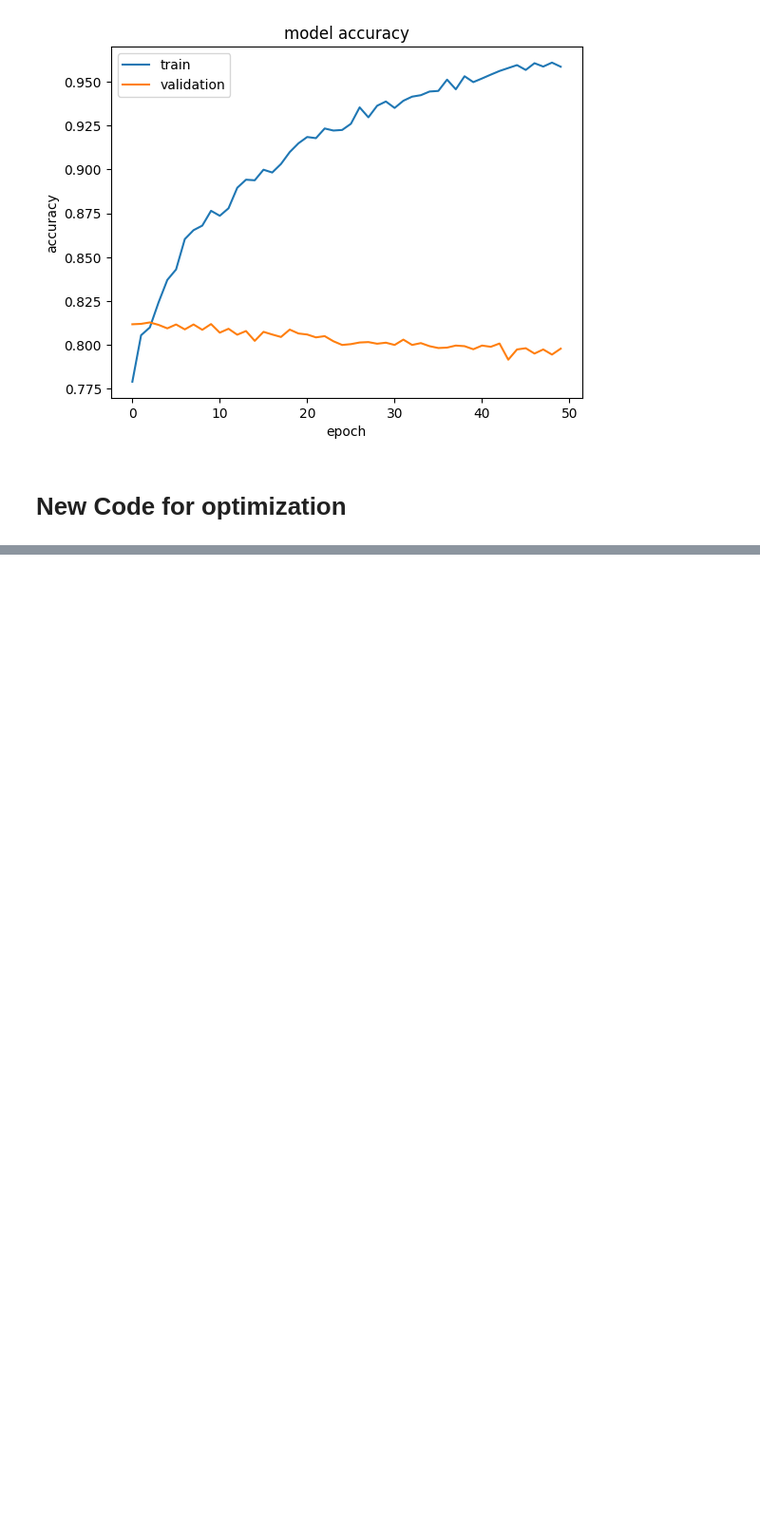
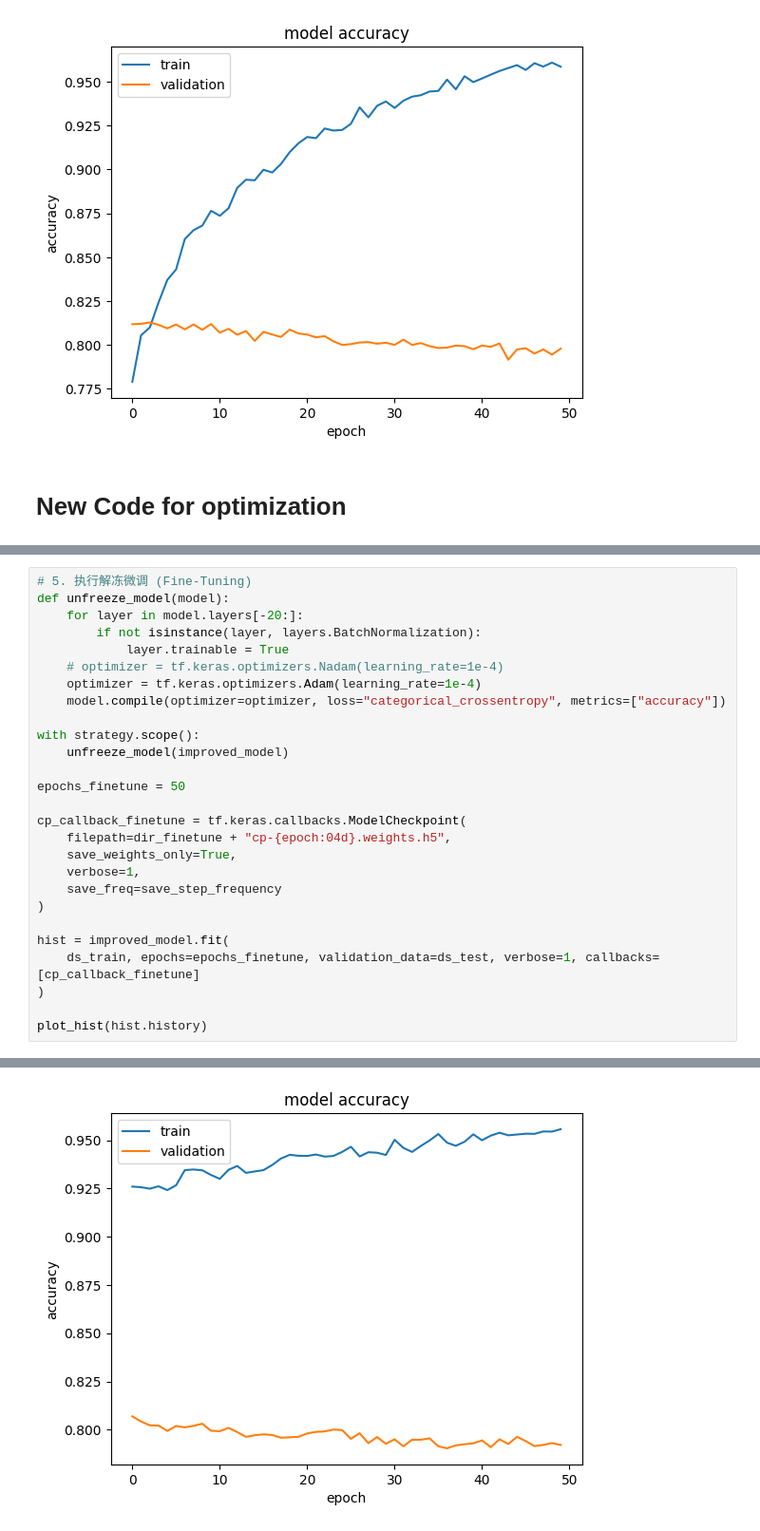
Before and after one commit to isSiYua/aarBasicCode, a Jupyter notebook: Lecture_3/image_classification_efficientnet_fine_tuning.ipynb, the cells around one changed output, grey strips where cells are left out. Shown at 95% size. Drawn from its saved outputs; the diff is of its cells as text; blank space fills up the shorter version.

```diff
--- a/Lecture_3/image_classification_efficientnet_fine_tuning.ipynb
+++ b/Lecture_3/image_classification_efficientnet_fine_tuning.ipynb
@@ -489,0 +518,28 @@ plot_hist(hist.history)
+# %%
+# 5. 执行解冻微调 (Fine-Tuning)
+def unfreeze_model(model):
+    for layer in model.layers[-20:]:
+        if not isinstance(layer, layers.BatchNormalization):
+            layer.trainable = True
+    # optimizer = tf.keras.optimizers.Nadam(learning_rate=1e-4)
+    optimizer = tf.keras.optimizers.Adam(learning_rate=1e-4)
+    model.compile(optimizer=optimizer, loss="categorical_crossentropy", metrics=["accuracy"])
+
+with strategy.scope():
+    unfreeze_model(improved_model)
+
+epochs_finetune = 50
+
+cp_callback_finetune = tf.keras.callbacks.ModelCheckpoint(
+    filepath=dir_finetune + "cp-{epoch:04d}.weights.h5",
+    save_weights_only=True,
+    verbose=1,
+    save_freq=save_step_frequency
+)
+
+hist = improved_model.fit(
+    ds_train, epochs=epochs_finetune, validation_data=ds_test, verbose=1, callbacks=[cp_callback_finetune]
+)
+
+plot_hist(hist.history)
+# %% [output]
@@ -489,0 +563 @@ plot_hist(hist.history)
+[figure, added]
```
Also changed, not shown: parts of 7 cells of this notebook.
